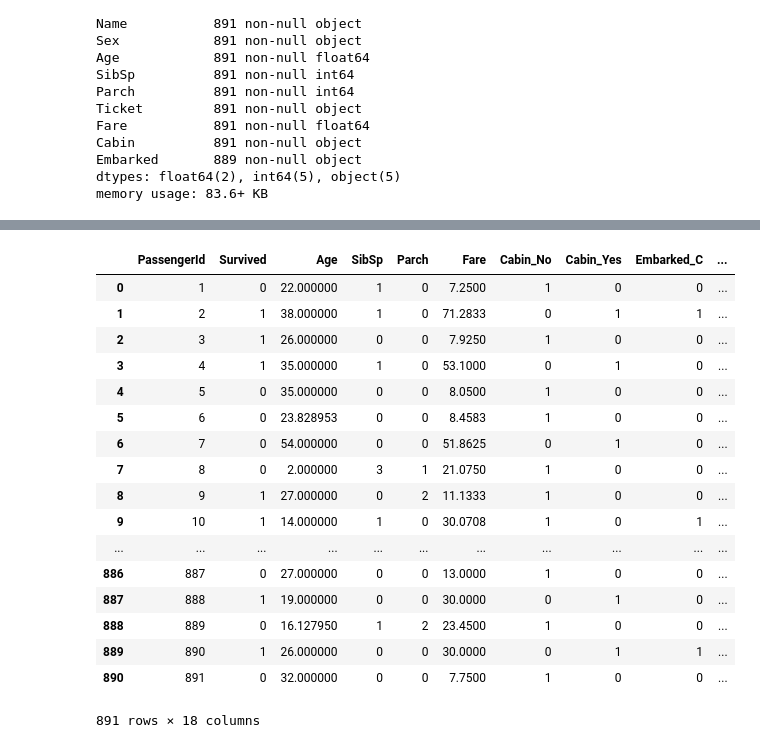
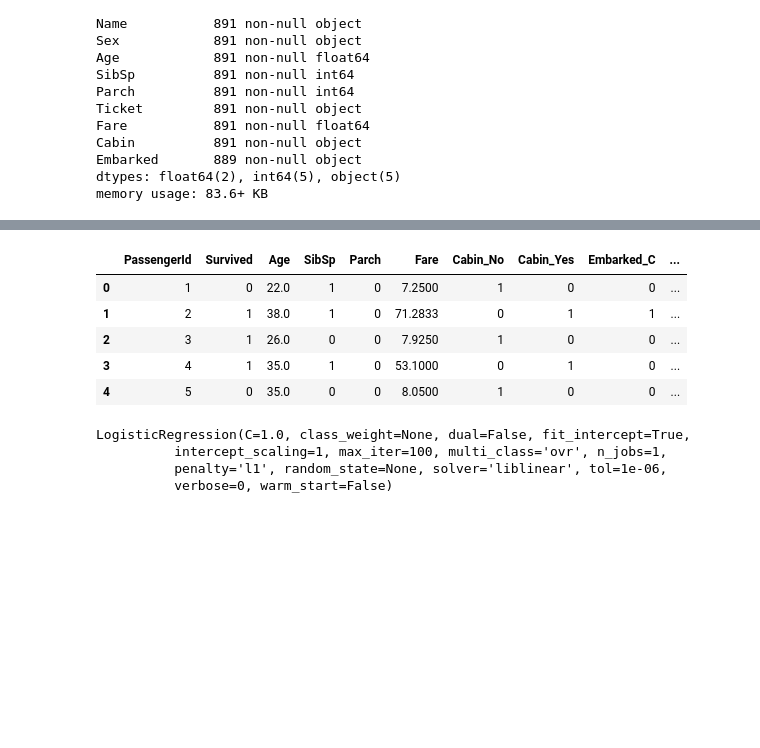
Before and after one commit to X018/ml, a Jupyter notebook: dev/001_titanic/titanic_lr.ipynb, the cells around one changed output, grey strips where cells are left out. Saved outputs shown, nothing was run; the diff lists cells and outputs as text; code cells hidden in the pictures; blank space fills up the shorter version.

```diff
--- a/dev/001_titanic/titanic_lr.ipynb
+++ b/dev/001_titanic/titanic_lr.ipynb
@@ -305,13 +305,13 @@ def set_missing_ages(df):
     df.loc[ (df.Age.isnull()), 'Age' ] = predictedAges
     return df, rfr
 
-def set_cabin_type(df):
+def set_Cabin_type(df):
     df.loc[(df.Cabin.notnull()), 'Cabin'] = 'Yes'
     df.loc[(df.Cabin.isnull()), 'Cabin'] = 'No'
     return df
 
 data_train, rfr = set_missing_ages(data_train)
-data_train = set_cabin_type(data_train)
+data_train = set_Cabin_type(data_train)
 data_train.head()
 # %% [output]
 |  | PassengerId | Survived | Pclass | Name | Sex | Age | SibSp | Parch | Ticket | Fare | ... |
@@ -372,28 +360,39 @@ df
 # %%
 import sklearn.preprocessing as preprocessing
 
 scaler = preprocessing.StandardScaler()
 age_scale_param = scaler.fit(df['Age'])
 df['Age_scaled'] = scaler.fit_transform(df['Age'], age_scale_param)
 fare_scale_param = scaler.fit(df['Fare'])
 df['Fare_scaled'] = scaler.fit_transform(df['Fare'], fare_scale_param)
-df
+df.head()
 # %% [output]
 |  | PassengerId | Survived | Age | SibSp | Parch | Fare | Cabin_No | Cabin_Yes | Embarked_C | ... |
-| 0 | 1 | 0 | 22.000000 | 1 | 0 | 7.2500 | 1 | 0 | 0 | ... |
-| 1 | 2 | 1 | 38.000000 | 1 | 0 | 71.2833 | 0 | 1 | 1 | ... |
-| 2 | 3 | 1 | 26.000000 | 0 | 0 | 7.9250 | 1 | 0 | 0 | ... |
-| 3 | 4 | 1 | 35.000000 | 1 | 0 | 53.1000 | 0 | 1 | 0 | ... |
-| 4 | 5 | 0 | 35.000000 | 0 | 0 | 8.0500 | 1 | 0 | 0 | ... |
-| 5 | 6 | 0 | 23.828953 | 0 | 0 | 8.4583 | 1 | 0 | 0 | ... |
-| 6 | 7 | 0 | 54.000000 | 0 | 0 | 51.8625 | 0 | 1 | 0 | ... |
-| 7 | 8 | 0 | 2.000000 | 3 | 1 | 21.0750 | 1 | 0 | 0 | ... |
-| 8 | 9 | 1 | 27.000000 | 0 | 2 | 11.1333 | 1 | 0 | 0 | ... |
-| 9 | 10 | 1 | 14.000000 | 1 | 0 | 30.0708 | 1 | 0 | 1 | ... |
-| ... | ... | ... | ... | ... | ... | ... | ... | ... | ... | ... |
-| 886 | 887 | 0 | 27.000000 | 0 | 0 | 13.0000 | 1 | 0 | 0 | ... |
-| 887 | 888 | 1 | 19.000000 | 0 | 0 | 30.0000 | 0 | 1 | 0 | ... |
-| 888 | 889 | 0 | 16.127950 | 1 | 2 | 23.4500 | 1 | 0 | 0 | ... |
-| 889 | 890 | 1 | 26.000000 | 0 | 0 | 30.0000 | 0 | 1 | 1 | ... |
-| 890 | 891 | 0 | 32.000000 | 0 | 0 | 7.7500 | 1 | 0 | 0 | ... |
+| 0 | 1 | 0 | 22.0 | 1 | 0 | 7.2500 | 1 | 0 | 0 | ... |
+| 1 | 2 | 1 | 38.0 | 1 | 0 | 71.2833 | 0 | 1 | 1 | ... |
+| 2 | 3 | 1 | 26.0 | 0 | 0 | 7.9250 | 1 | 0 | 0 | ... |
+| 3 | 4 | 1 | 35.0 | 1 | 0 | 53.1000 | 0 | 1 | 0 | ... |
+| 4 | 5 | 0 | 35.0 | 0 | 0 | 8.0500 | 1 | 0 | 0 | ... |
-891 rows × 18 columns
+# %%
+from sklearn import linear_model
+
+# 用正则取出我们要的属性值
+train_df = df.filter(regex='Survived|Age_.*|SibSp|Parch|Fare_.*|Cabin_.*|Embarked_.*|Sex_.*|Pclass_.*')
+train_np = train_df.as_matrix()
+
+# y即Survival结果
+y = train_np[:, 0]
+
+# X即特征属性值
+X = train_np[:, 1:]
+
+# fit到RandomForestRegressor之中
+clf = linear_model.LogisticRegression(C=1.0, penalty='l1', tol=1e-6)
+clf.fit(X, y)
+
+clf
+# %% [output]
+LogisticRegression(C=1.0, class_weight=None, dual=False, fit_intercept=True,
+          intercept_scaling=1, max_iter=100, multi_class='ovr', n_jobs=1,
+          penalty='l1', random_state=None, solver='liblinear', tol=1e-06,
+          verbose=0, warm_start=False)
```
Also changed, not shown: parts of 10 cells of this notebook, 3 other files.
